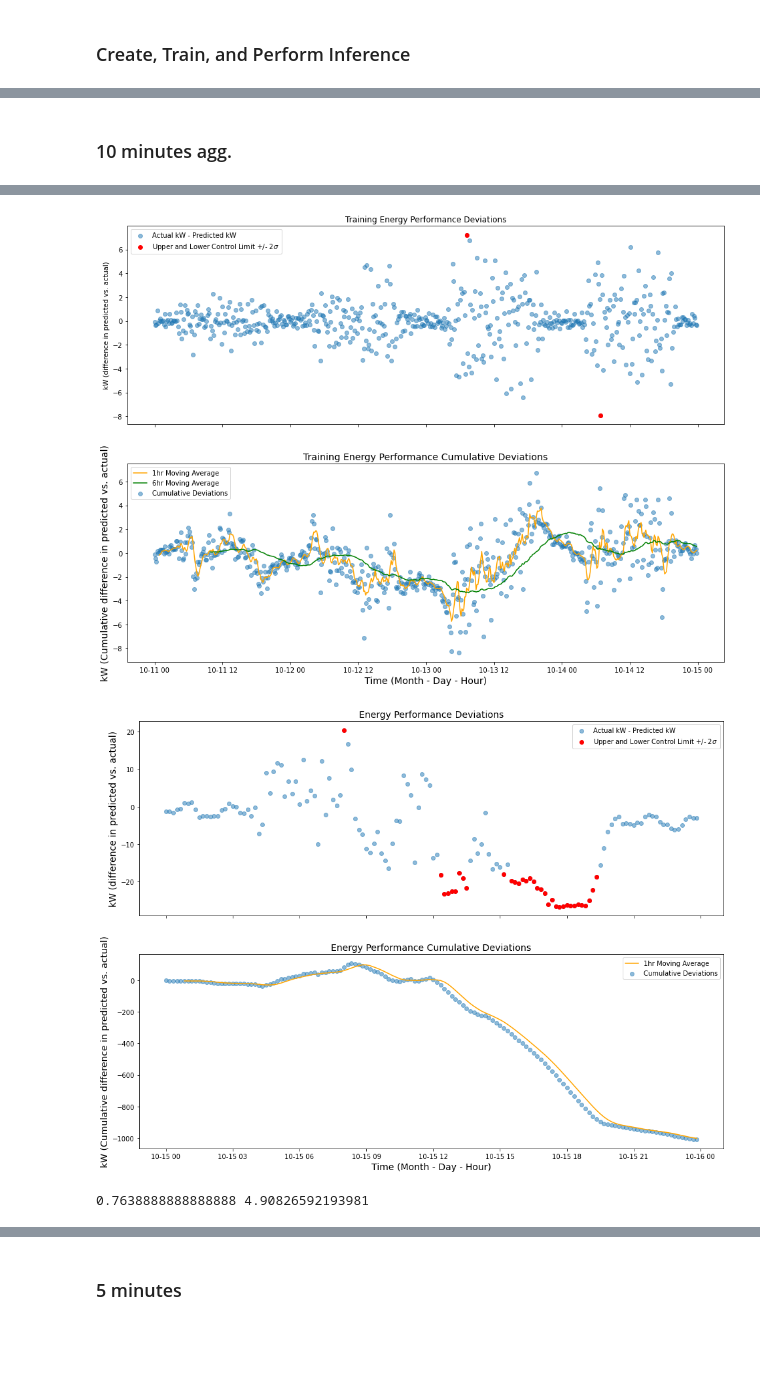
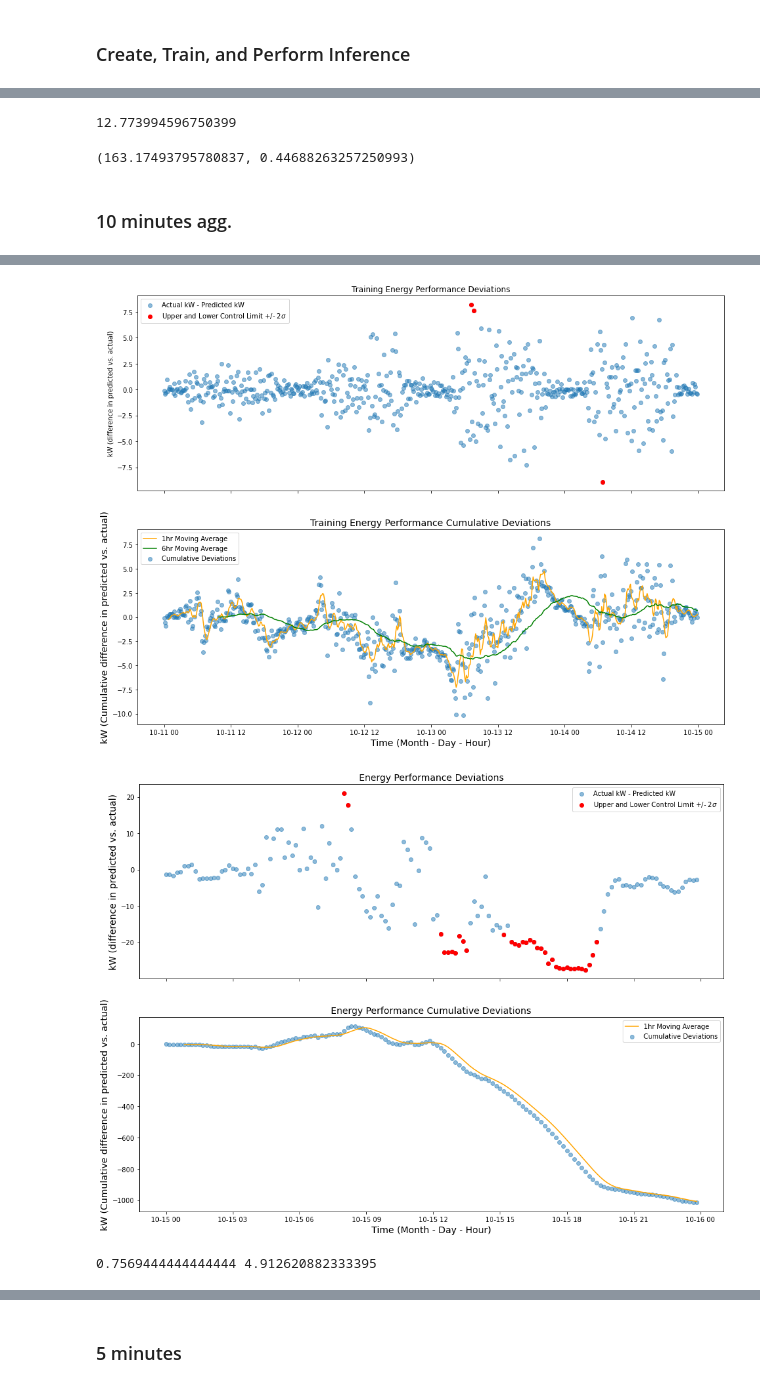
Before and after one commit to GStechschulte/energy-efficiency, a Jupyter notebook: gp_validation/gp_gesamtmessung.ipynb, the cells around one changed output, grey strips where cells are left out. Saved outputs shown, nothing was run; the diff lists cells and outputs as text; code cells hidden in the pictures; blank space fills up the shorter version.

```diff
--- a/gp_validation/gp_gesamtmessung.ipynb
+++ b/gp_validation/gp_gesamtmessung.ipynb
@@ -93,7 +93,7 @@ for kernel in covar_combinations:
 mse, mape
 # %%
 func_preds_mean_inv, func_preds_var_inv, observed_preds, mse, mape = create_train_inference_gp(
-    kernel_gen=covar_module1,
+    kernel_gen=covar_module6,
     train_x=X_train,
     train_y=y_train,
     test_x=X_test,
@@ -108,5 +152,12 @@ func_preds_mean_inv, func_preds_var_inv, observed_preds, mse, mape = create_trai
+# %%
+import numpy as np
+np.sqrt(mse)
+# %% [output]
+12.773994596750399
 # %%
 mse, mape
+# %% [output]
+(163.17493795780837, 0.44688263257250993)
 # %% [markdown]
 ### 10 minutes agg.
 # %%
@@ -199,7 +250,7 @@ func_preds_mean_inv, func_preds_var_inv, observed_preds, mse, mape = create_trai
     test_x=X_test,
     test_y=y_test,
     n_train=n_train,
-    training_iter=75,
+    training_iter=100,
     lr=0.1,
     time_agg='10T',
     machine='gesamtmessung',
@@ -246,4 +298,4 @@ Iter 75 , Loss = 0.17277886893255406 , Noise = 0.023666728287935257
-[figure, old version]
+[figure, new version]
-[figure, old version]
+[figure, new version]
-0.7638888888888888 4.90826592193981
+0.7569444444444444 4.912620882333395
 [figure]
```
Also changed, not shown: parts of 4 cells of this notebook, 13 other files.
